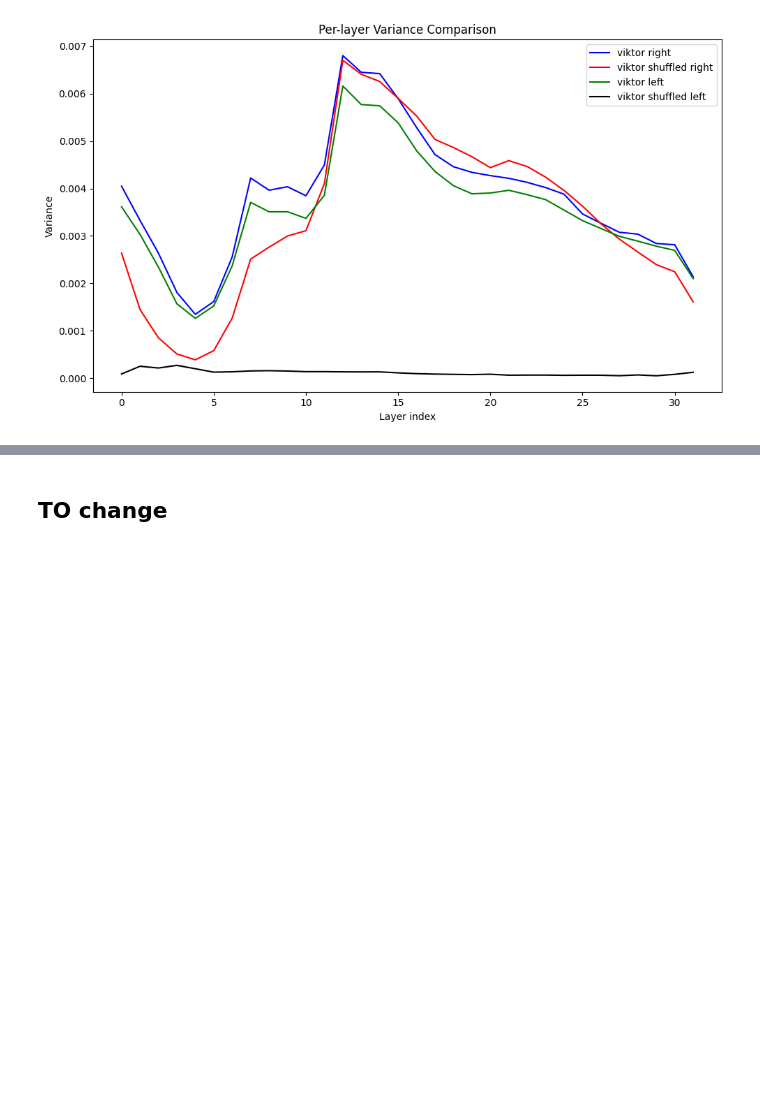
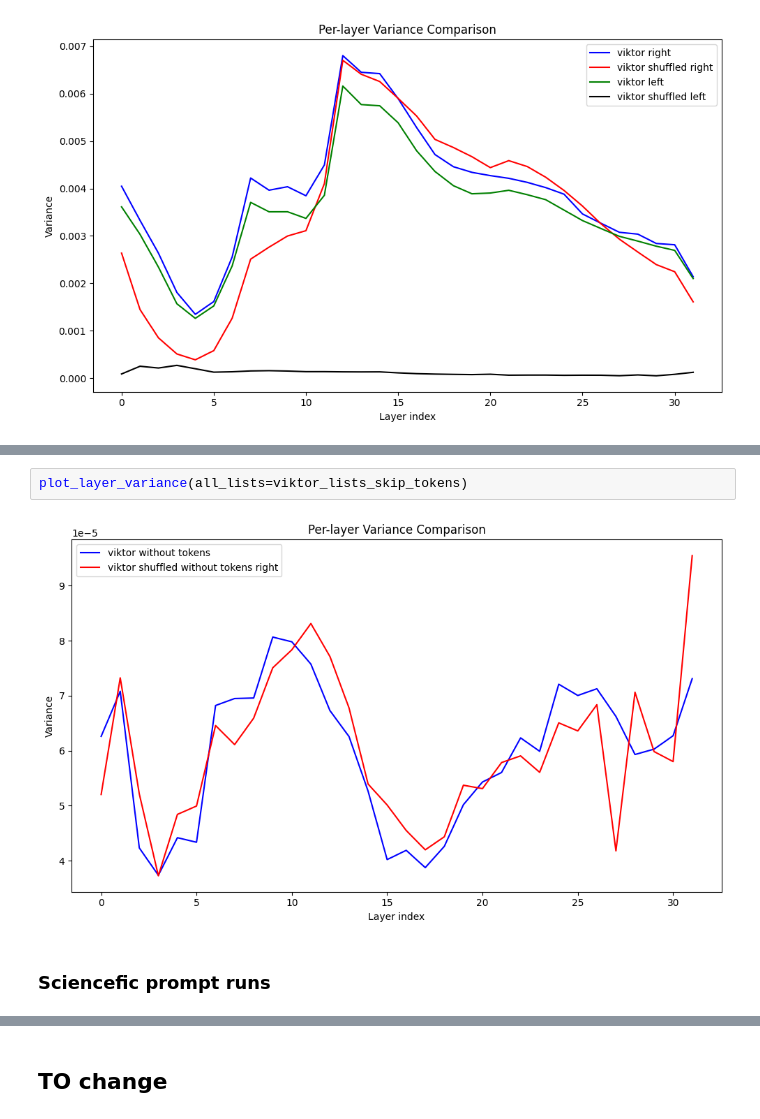
Before and after one commit to joaocnvdias/mech-i-coherence, a Jupyter notebook: vector-fields/development/layer-plot.ipynb, the cells around one changed output, grey strips where cells are left out. Drawn from its saved outputs; the diff is of its cells as text; blank space fills up the shorter version.

```diff
--- a/vector-fields/development/layer-plot.ipynb
+++ b/vector-fields/development/layer-plot.ipynb
@@ -539,0 +454,6 @@ plt.show()
+# %%
+plot_layer_variance(all_lists=viktor_lists_skip_tokens)
+# %% [output]
+[figure, added]
+# %% [markdown]
+### Sciencefic prompt runs
```
Also changed, not shown: parts of 24 cells of this notebook.
